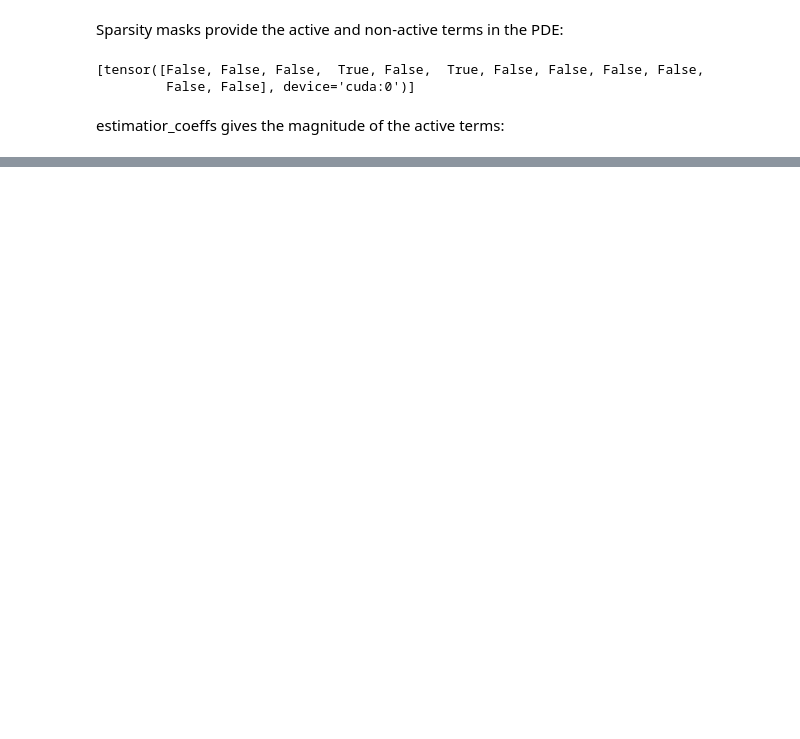
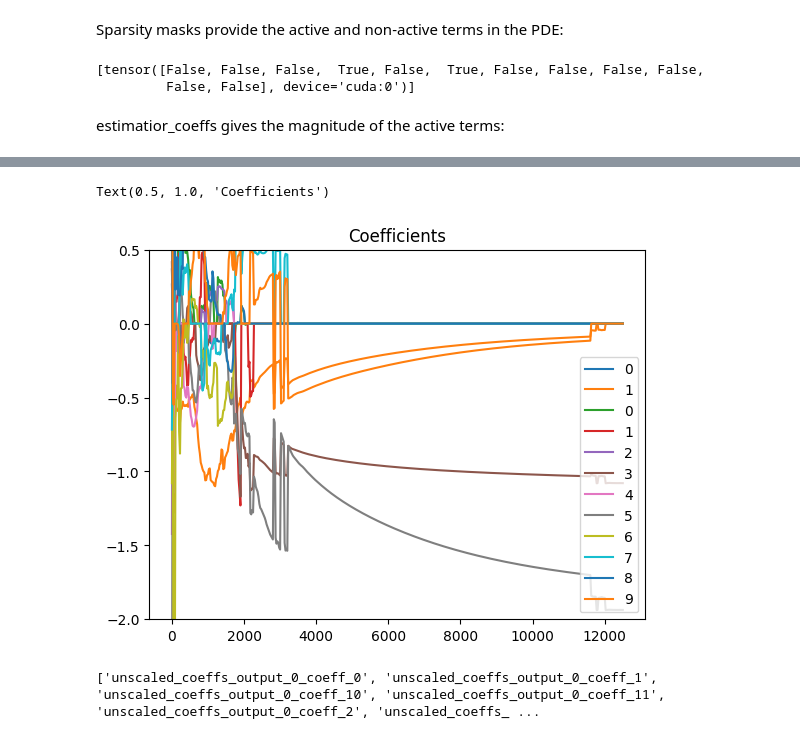
Before and after one commit to Raman-Sheshka/DeePyMoD, a Jupyter notebook: examples/PDE_KdV.ipynb, the cells around one changed output, grey strips where cells are left out. Drawn from its saved outputs; the diff is of its cells as text; code cells hidden in the pictures; blank space fills up the shorter version.

```diff
--- a/examples/PDE_KdV.ipynb
+++ b/examples/PDE_KdV.ipynb
@@ -144,0 +295,14 @@ print(model.estimator_coeffs())
+# %%
+for key in coeff_keys:
+    plt.plot(df[key], label=f'{key[-1]}')
+plt.legend()
+plt.ylim([-2, 0.5])
+plt.title('Coefficients')
+# %% [output]
+Text(0.5, 1.0, 'Coefficients')
+[figure, added]
+# %%
+unscaled_coeff_keys = [key for key in df.keys() if key.__contains__('unscaled_coeffs_output')]
+print(unscaled_coeff_keys)
+# %% [output]
+['unscaled_coeffs_output_0_coeff_0', 'unscaled_coeffs_output_0_coeff_1', 'unscaled_coeffs_output_0_coeff_10', 'unscaled_coeffs_output_0_coeff_11', 'unscaled_coeffs_output_0_coeff_2', 'unscaled_coeffs_ ...
```
Also changed, not shown: parts of 12 cells of this notebook, 5 other files.
